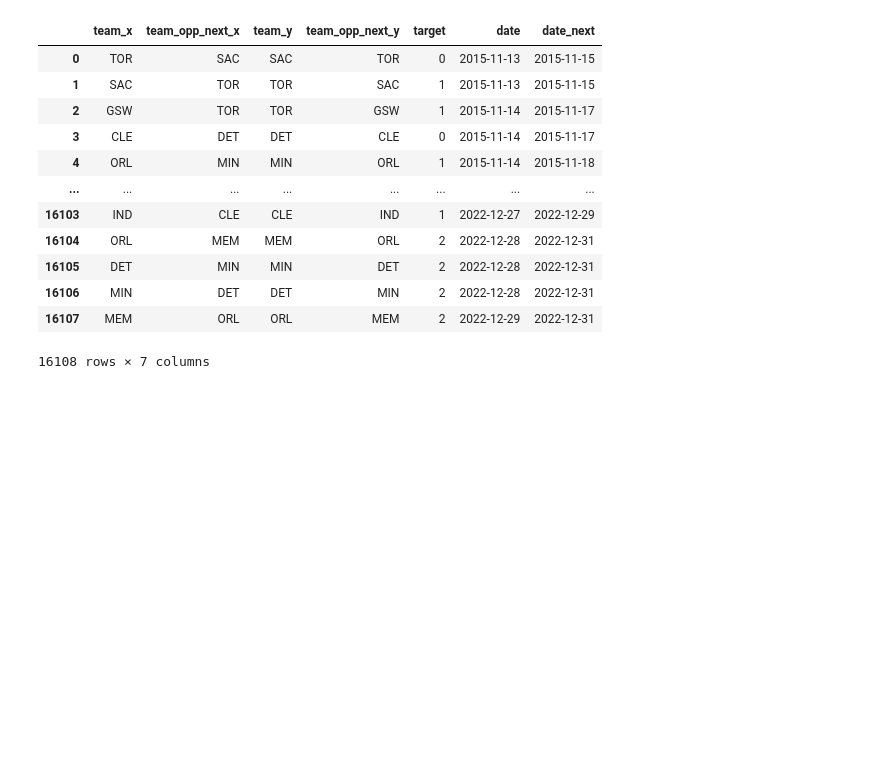
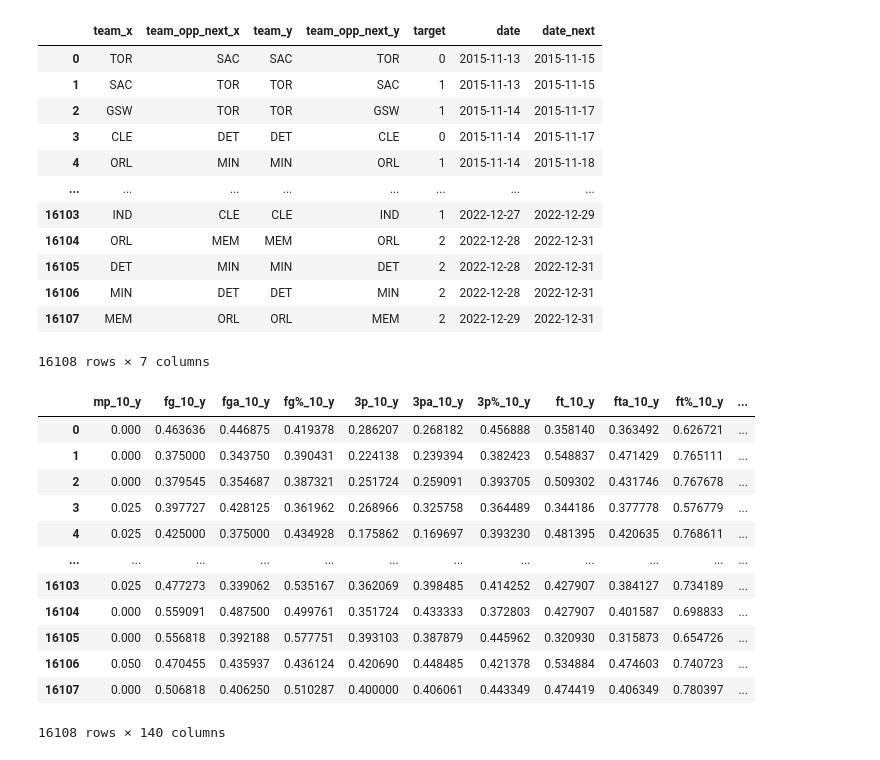
Before and after one commit to noahw8299/nba-spread-predictor, a Jupyter notebook: predict/nba-predict-v2.ipynb, the cells around one changed output. Saved outputs shown, nothing was run; the diff lists cells and outputs as text; code cells hidden in the pictures; blank space fills up the shorter version.

```diff
--- a/predict/nba-predict-v2.ipynb
+++ b/predict/nba-predict-v2.ipynb
@@ -249,5 +253,22 @@ full[["team_x", "team_opp_next_x", "team_y", "team_opp_next_y", "target", "date"
 | 16106 | MIN | DET | DET | MIN | 2 | 2022-12-28 | 2022-12-31 |
 | 16107 | MEM | ORL | ORL | MEM | 2 | 2022-12-29 | 2022-12-31 |
 16108 rows × 7 columns
+# %%
+y_cols = full.columns[full.columns.str.contains('_y')]
+full[y_cols]
+# %% [output]
+|  | mp_10_y | fg_10_y | fga_10_y | fg%_10_y | 3p_10_y | 3pa_10_y | 3p%_10_y | ft_10_y | fta_10_y | ft%_10_y | ... |
+| 0 | 0.000 | 0.463636 | 0.446875 | 0.419378 | 0.286207 | 0.268182 | 0.456888 | 0.358140 | 0.363492 | 0.626721 | ... |
+| 1 | 0.000 | 0.375000 | 0.343750 | 0.390431 | 0.224138 | 0.239394 | 0.382423 | 0.548837 | 0.471429 | 0.765111 | ... |
+| 2 | 0.000 | 0.379545 | 0.354687 | 0.387321 | 0.251724 | 0.259091 | 0.393705 | 0.509302 | 0.431746 | 0.767678 | ... |
+| 3 | 0.025 | 0.397727 | 0.428125 | 0.361962 | 0.268966 | 0.325758 | 0.364489 | 0.344186 | 0.377778 | 0.576779 | ... |
+| 4 | 0.025 | 0.425000 | 0.375000 | 0.434928 | 0.175862 | 0.169697 | 0.393230 | 0.481395 | 0.420635 | 0.768611 | ... |
+| ... | ... | ... | ... | ... | ... | ... | ... | ... | ... | ... | ... |
+| 16103 | 0.025 | 0.477273 | 0.339062 | 0.535167 | 0.362069 | 0.398485 | 0.414252 | 0.427907 | 0.384127 | 0.734189 | ... |
+| 16104 | 0.000 | 0.559091 | 0.487500 | 0.499761 | 0.351724 | 0.433333 | 0.372803 | 0.427907 | 0.401587 | 0.698833 | ... |
+| 16105 | 0.000 | 0.556818 | 0.392188 | 0.577751 | 0.393103 | 0.387879 | 0.445962 | 0.320930 | 0.315873 | 0.654726 | ... |
+| 16106 | 0.050 | 0.470455 | 0.435937 | 0.436124 | 0.420690 | 0.448485 | 0.421378 | 0.534884 | 0.474603 | 0.740723 | ... |
+| 16107 | 0.000 | 0.506818 | 0.406250 | 0.510287 | 0.400000 | 0.406061 | 0.443349 | 0.474419 | 0.406349 | 0.780397 | ... |
+16108 rows × 140 columns
 # %%
 full[full["target"] == 2]
```
Also changed, not shown: parts of 6 cells of this notebook, 2 other files.
